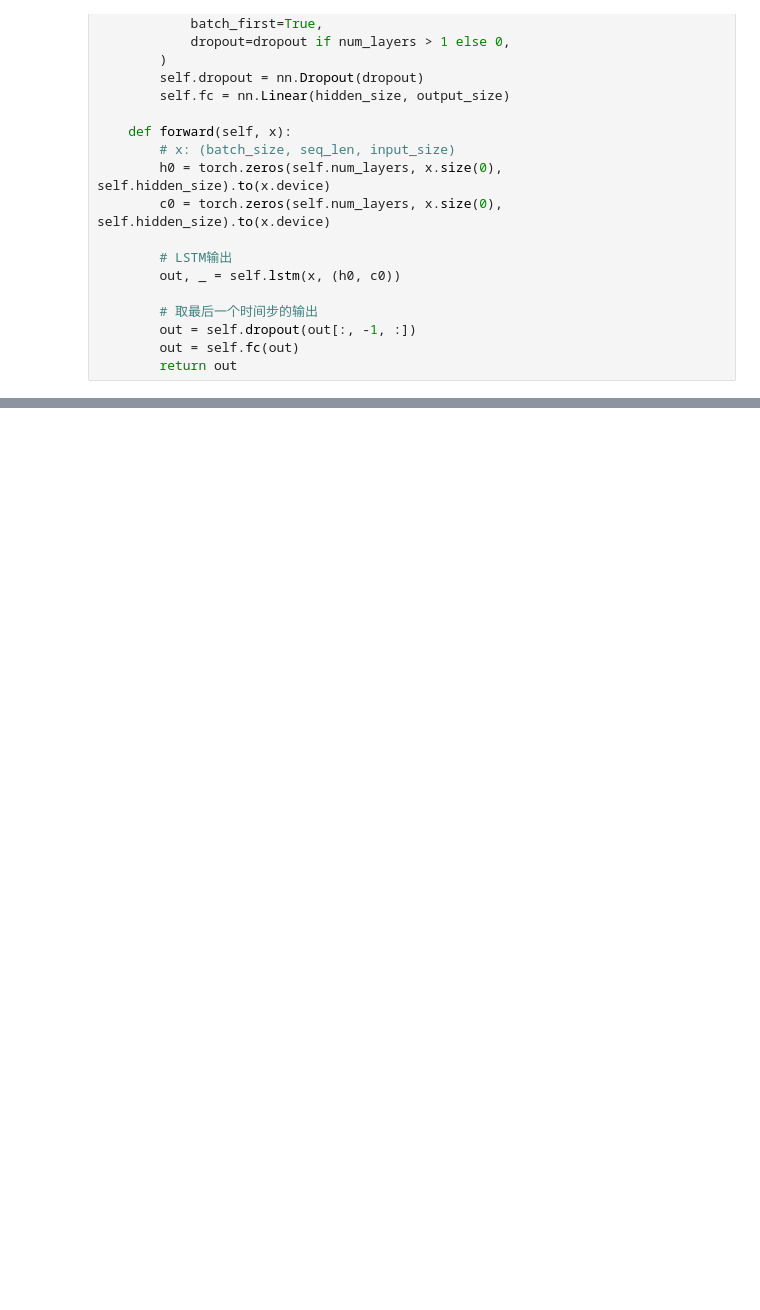
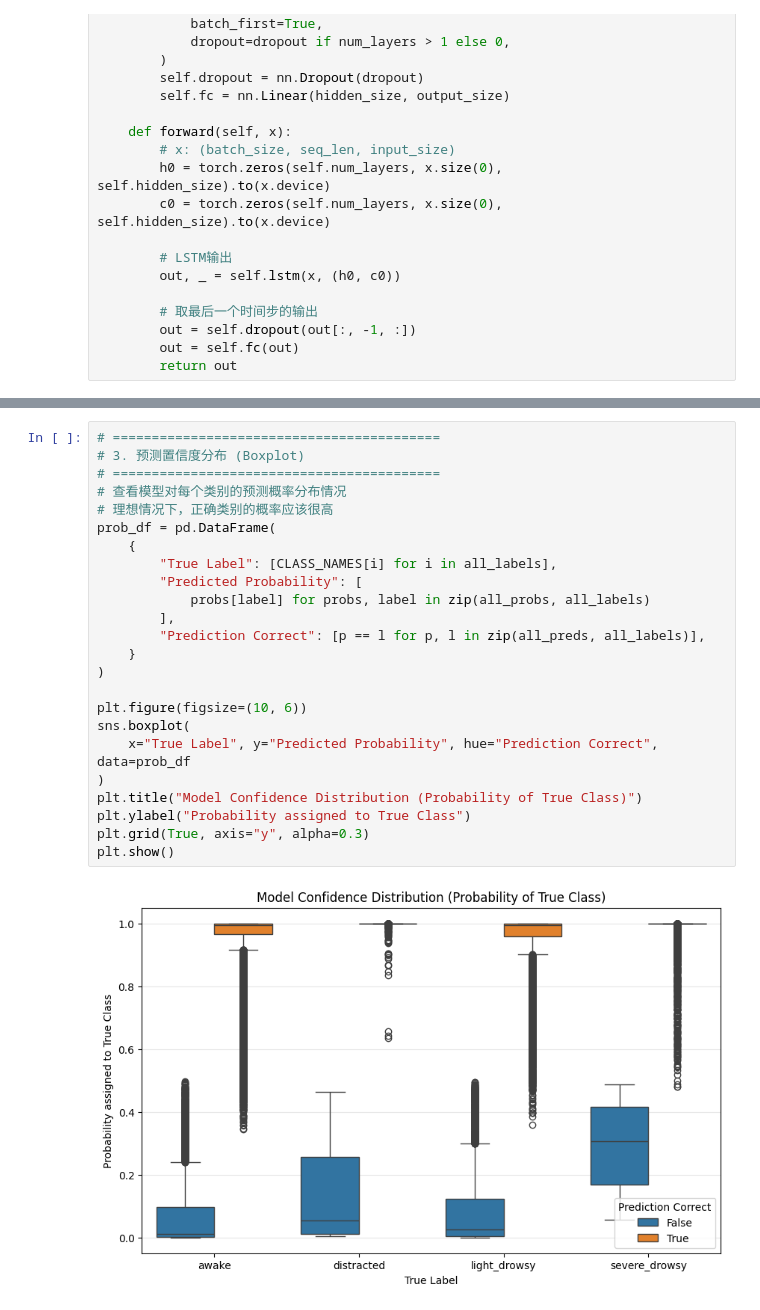
Before and after one commit to George-Zheng-1013/driver-drowsiness-detection, a Jupyter notebook: with_lstm/mediapipe_lstm.ipynb, the cells around one changed output, grey strips where cells are left out. Cells and saved outputs as stored; diff of their text form; blank space fills up the shorter version.

```diff
--- a/with_lstm/mediapipe_lstm.ipynb
+++ b/with_lstm/mediapipe_lstm.ipynb
@@ -560,0 +569,26 @@ severe_drowsy       1.00      1.00      1.00     19779
+# %%
+# ==========================================
+# 3. 预测置信度分布 (Boxplot)
+# ==========================================
+# 查看模型对每个类别的预测概率分布情况
+# 理想情况下，正确类别的概率应该很高
+prob_df = pd.DataFrame(
+    {
+        "True Label": [CLASS_NAMES[i] for i in all_labels],
+        "Predicted Probability": [
+            probs[label] for probs, label in zip(all_probs, all_labels)
+        ],
+        "Prediction Correct": [p == l for p, l in zip(all_preds, all_labels)],
+    }
+)
+
+plt.figure(figsize=(10, 6))
+sns.boxplot(
+    x="True Label", y="Predicted Probability", hue="Prediction Correct", data=prob_df
+)
+plt.title("Model Confidence Distribution (Probability of True Class)")
+plt.ylabel("Probability assigned to True Class")
+plt.grid(True, axis="y", alpha=0.3)
+plt.show()
+# %% [output]
+[figure, added]
```
Also changed, not shown: parts of 15 cells of this notebook, 7 other files.
